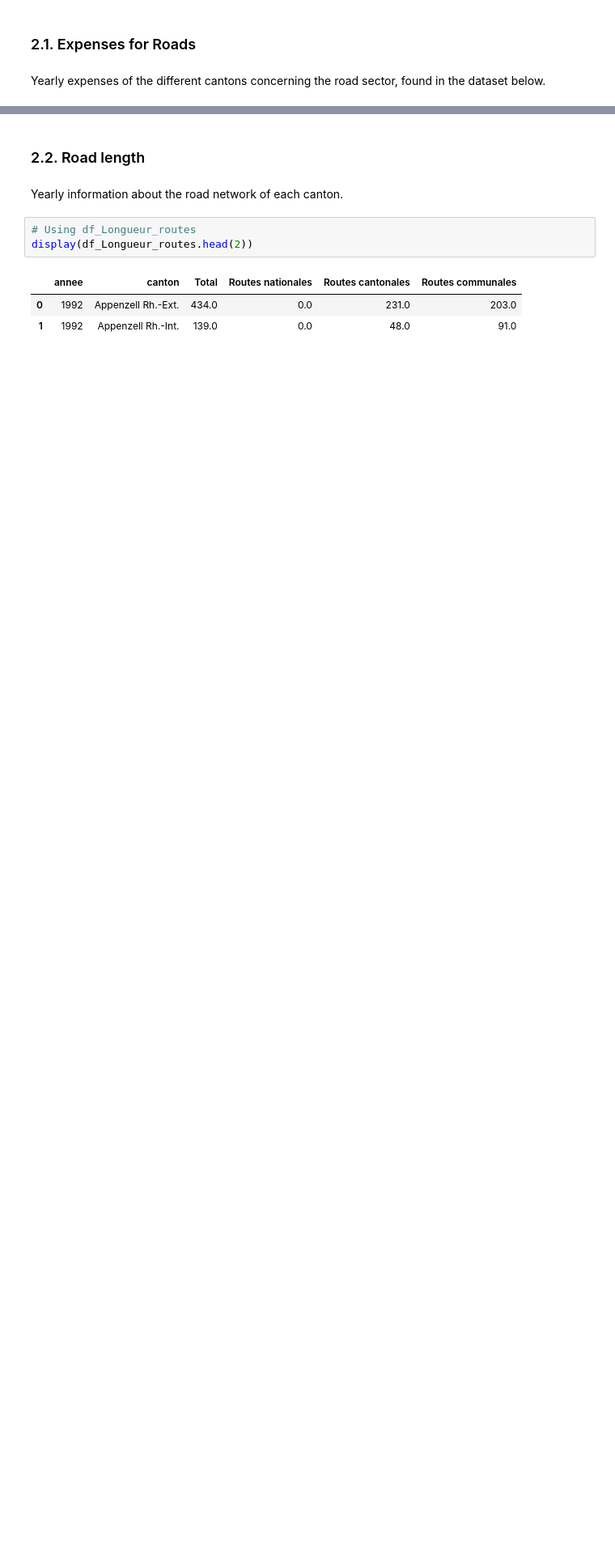
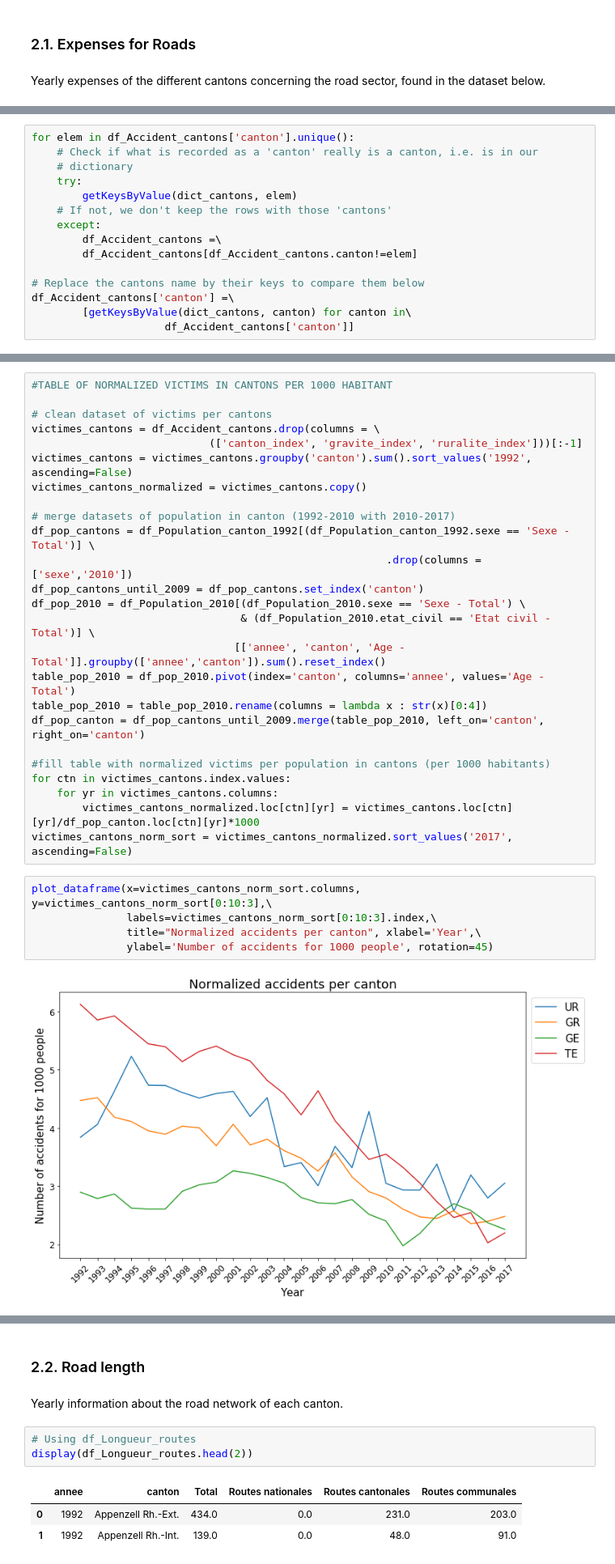
Before and after one commit to epfl-ada-2018/project-pizzafels, a Jupyter notebook: Milestone3 - Complete Analysis.ipynb, the cells around one changed output, grey strips where cells are left out. Shown at 81% size. Saved outputs shown, nothing was run; the diff lists cells and outputs as text; blank space fills up the shorter version.

```diff
--- a/Milestone3 - Complete Analysis.ipynb
+++ b/Milestone3 - Complete Analysis.ipynb
@@ -1039,0 +1102,15 @@ display(df_Frais_routes_cantonales.head(2))
+# %%
+for elem in df_Accident_cantons['canton'].unique():
+    # Check if what is recorded as a 'canton' really is a canton, i.e. is in our
+    # dictionary
+    try:
+        getKeysByValue(dict_cantons, elem)
+    # If not, we don't keep the rows with those 'cantons'
+    except:
+        df_Accident_cantons =\
+        df_Accident_cantons[df_Accident_cantons.canton!=elem]
+
+# Replace the cantons name by their keys to compare them below
+df_Accident_cantons['canton'] =\
+        [getKeysByValue(dict_cantons, canton) for canton in\
+                     df_Accident_cantons['canton']]
@@ -1039,0 +1123,32 @@ display(df_Frais_routes_cantonales.head(2))
+# %%
+#TABLE OF NORMALIZED VICTIMS IN CANTONS PER 1000 HABITANT
+
+# clean dataset of victims per cantons
+victimes_cantons = df_Accident_cantons.drop(columns = \
+                            (['canton_index', 'gravite_index', 'ruralite_index']))[:-1]
+victimes_cantons = victimes_cantons.groupby('canton').sum().sort_values('1992', ascending=False)
+victimes_cantons_normalized = victimes_cantons.copy()
+
+# merge datasets of population in canton (1992-2010 with 2010-2017)
+df_pop_cantons = df_Population_canton_1992[(df_Population_canton_1992.sexe == 'Sexe - Total')] \
+                                                        .drop(columns = ['sexe','2010'])
+df_pop_cantons_until_2009 = df_pop_cantons.set_index('canton')
+df_pop_2010 = df_Population_2010[(df_Population_2010.sexe == 'Sexe - Total') \
+                                 & (df_Population_2010.etat_civil == 'Etat civil - Total')] \
+                                [['annee', 'canton', 'Age - Total']].groupby(['annee','canton']).sum().reset_index()
+table_pop_2010 = df_pop_2010.pivot(index='canton', columns='annee', values='Age - Total')
+table_pop_2010 = table_pop_2010.rename(columns = lambda x : str(x)[0:4])
+df_pop_canton = df_pop_cantons_until_2009.merge(table_pop_2010, left_on='canton', right_on='canton')
+
+#fill table with normalized victims per population in cantons (per 1000 habitants)
+for ctn in victimes_cantons.index.values:
+    for yr in victimes_cantons.columns:
+        victimes_cantons_normalized.loc[ctn][yr] = victimes_cantons.loc[ctn][yr]/df_pop_canton.loc[ctn][yr]*1000
+victimes_cantons_norm_sort = victimes_cantons_normalized.sort_values('2017', ascending=False)
+# %%
+plot_dataframe(x=victimes_cantons_norm_sort.columns, y=victimes_cantons_norm_sort[0:10:3],\
+               labels=victimes_cantons_norm_sort[0:10:3].index,\
+               title="Normalized accidents per canton", xlabel='Year',\
+               ylabel='Number of accidents for 1000 people', rotation=45)
+# %% [output]
+[figure, added]
```
Also changed, not shown: parts of 13 cells of this notebook.
